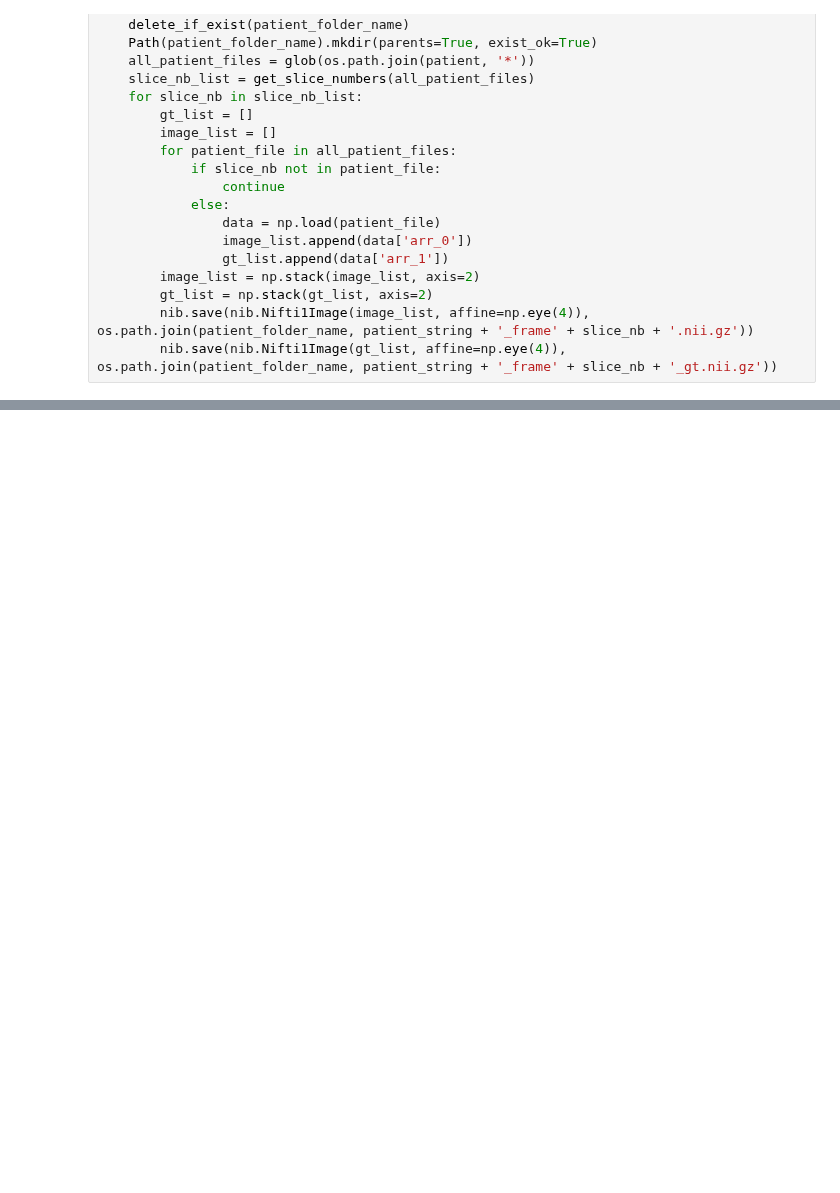
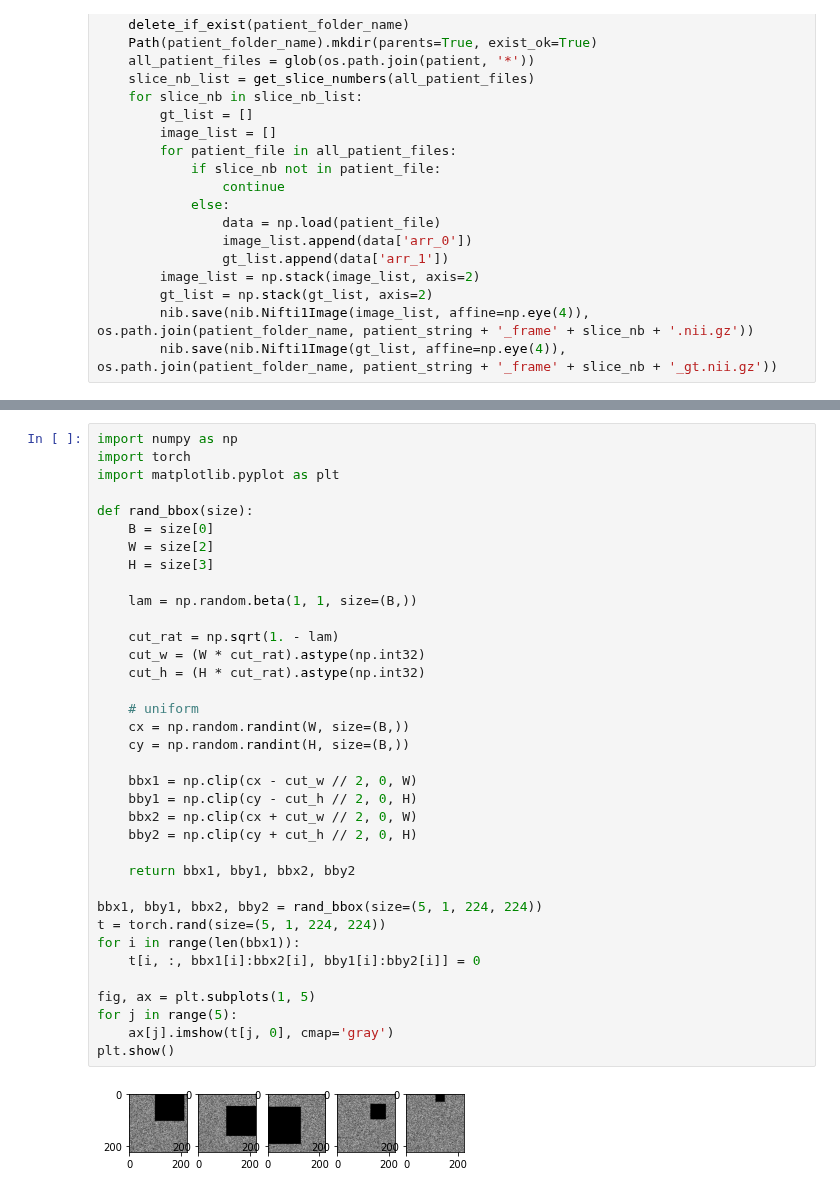
Before and after one commit to nicolas1805961/Cardiac-Segmentation-Optical-flow, a Jupyter notebook: nnunet/experiment.ipynb, the cells around one changed output, grey strips where cells are left out. Saved outputs shown, nothing was run; the diff lists cells and outputs as text; blank space fills up the shorter version.

```diff
--- a/nnunet/experiment.ipynb
+++ b/nnunet/experiment.ipynb
@@ -255,0 +515,38 @@ for i, patient in enumerate(tqdm(glob('data_ok/*/*'))):
+# %%
+import numpy as np
+import torch
+import matplotlib.pyplot as plt
+
+def rand_bbox(size):
+    B = size[0]
+    W = size[2]
+    H = size[3]
+
+    lam = np.random.beta(1, 1, size=(B,))
+
+    cut_rat = np.sqrt(1. - lam)
+    cut_w = (W * cut_rat).astype(np.int32)
+    cut_h = (H * cut_rat).astype(np.int32)
+
+    # uniform
+    cx = np.random.randint(W, size=(B,))
+    cy = np.random.randint(H, size=(B,))
+
+    bbx1 = np.clip(cx - cut_w // 2, 0, W)
+    bby1 = np.clip(cy - cut_h // 2, 0, H)
+    bbx2 = np.clip(cx + cut_w // 2, 0, W)
+    bby2 = np.clip(cy + cut_h // 2, 0, H)
+
+    return bbx1, bby1, bbx2, bby2
+
+bbx1, bby1, bbx2, bby2 = rand_bbox(size=(5, 1, 224, 224))
+t = torch.rand(size=(5, 1, 224, 224))
+for i in range(len(bbx1)):
+    t[i, :, bbx1[i]:bbx2[i], bby1[i]:bby2[i]] = 0
+
+fig, ax = plt.subplots(1, 5)
+for j in range(5):
+    ax[j].imshow(t[j, 0], cmap='gray')
+plt.show()
+# %% [output]
+[figure, added]
```
Also changed, not shown: parts of 14 cells of this notebook, 27 other files.
